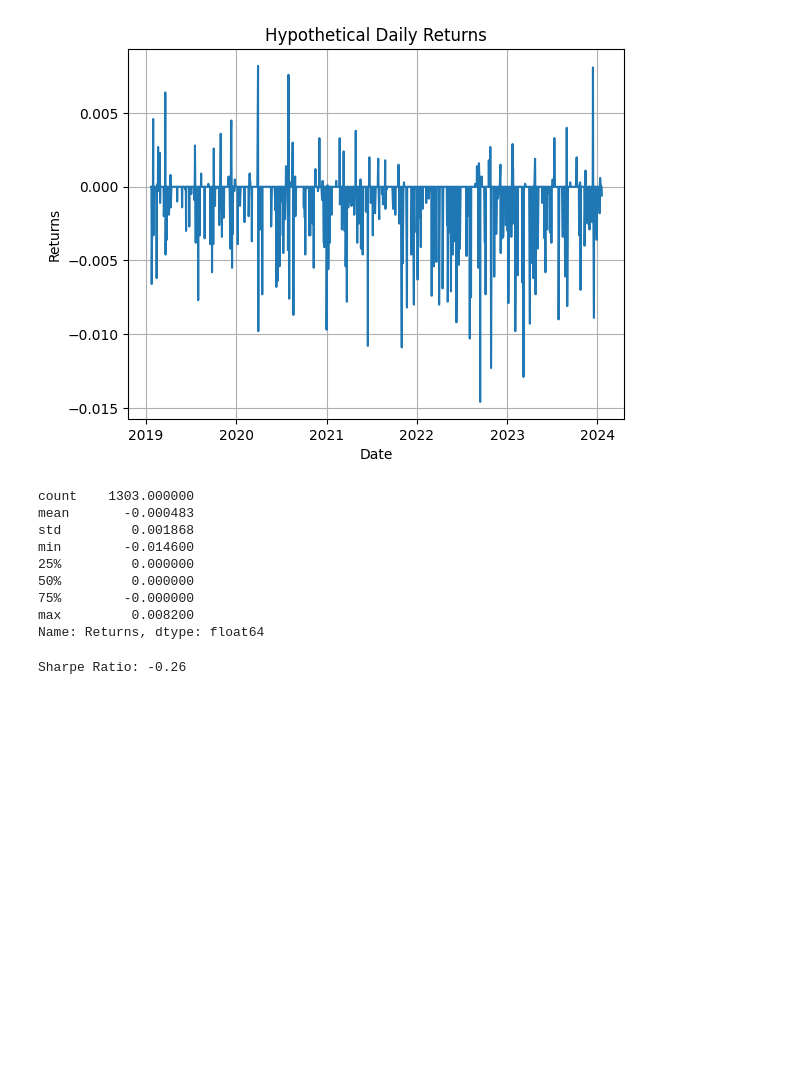
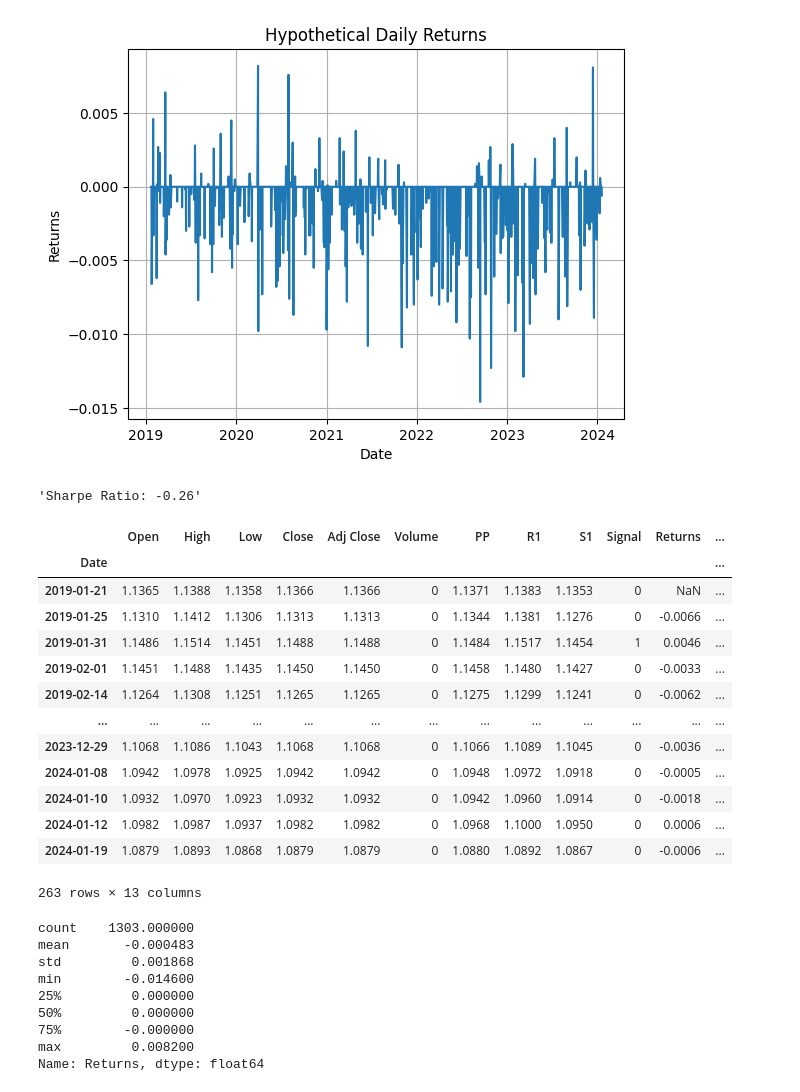
Before and after one commit to guzmanwolfrank/QuantTrading, a Jupyter notebook: test1.ipynb, the cells around one changed output. Saved outputs shown, nothing was run; the diff lists cells and outputs as text; code cells hidden in the pictures; blank space fills up the shorter version.

```diff
--- a/test1.ipynb
+++ b/test1.ipynb
@@ -154,42 +154,53 @@ plt.grid(True)
 plt.show()
 # %% [output]
 [figure]
-# %%
-descriptive_stats = df["Returns"].describe()
-print(descriptive_stats)
-# %% [output]
-count    1303.000000
-mean       -0.000483
-std         0.001868
-min        -0.014600
-25%         0.000000
-50%         0.000000
-75%        -0.000000
-max         0.008200
-Name: Returns, dtype: float64
 # %%
-import pandas as pd
-
 def calculate_sharpe_ratio(returns, risk_free_rate=0):
   """
   Calculates the Sharpe Ratio of a Pandas Series of returns.
 
   Args:
     returns: A Pandas Series of asset returns.
     risk_free_rate: The risk-free rate of return (default is 0).
 
   Returns:
     The Sharpe Ratio of the asset returns.
   """
 
   excess_returns = returns - risk_free_rate
   std_dev = excess_returns.std()
   sharpe_ratio = excess_returns.mean() / std_dev
   return sharpe_ratio
 
 # Example usage
 returns = pd.Series(df['Returns'])
 sharpe_ratio = calculate_sharpe_ratio(returns)
-print(f"Sharpe Ratio: {sharpe_ratio:.2f}")
+display(f"Sharpe Ratio: {sharpe_ratio:.2f}")
+display(df[df['Returns'] != 0])
+descriptive_stats = df["Returns"].describe()
+print(descriptive_stats)
 # %% [output]
-Sharpe Ratio: -0.26
+'Sharpe Ratio: -0.26'
+|  | Open | High | Low | Close | Adj Close | Volume | PP | R1 | S1 | Signal | Returns | ... |
+| Date |  |  |  |  |  |  |  |  |  |  |  | ... |
+| 2019-01-21 | 1.1365 | 1.1388 | 1.1358 | 1.1366 | 1.1366 | 0 | 1.1371 | 1.1383 | 1.1353 | 0 | NaN | ... |
+| 2019-01-25 | 1.1310 | 1.1412 | 1.1306 | 1.1313 | 1.1313 | 0 | 1.1344 | 1.1381 | 1.1276 | 0 | -0.0066 | ... |
+| 2019-01-31 | 1.1486 | 1.1514 | 1.1451 | 1.1488 | 1.1488 | 0 | 1.1484 | 1.1517 | 1.1454 | 1 | 0.0046 | ... |
+| 2019-02-01 | 1.1451 | 1.1488 | 1.1435 | 1.1450 | 1.1450 | 0 | 1.1458 | 1.1480 | 1.1427 | 0 | -0.0033 | ... |
+| 2019-02-14 | 1.1264 | 1.1308 | 1.1251 | 1.1265 | 1.1265 | 0 | 1.1275 | 1.1299 | 1.1241 | 0 | -0.0062 | ... |
+| ... | ... | ... | ... | ... | ... | ... | ... | ... | ... | ... | ... | ... |
+| 2023-12-29 | 1.1068 | 1.1086 | 1.1043 | 1.1068 | 1.1068 | 0 | 1.1066 | 1.1089 | 1.1045 | 0 | -0.0036 | ... |
+| 2024-01-08 | 1.0942 | 1.0978 | 1.0925 | 1.0942 | 1.0942 | 0 | 1.0948 | 1.0972 | 1.0918 | 0 | -0.0005 | ... |
+| 2024-01-10 | 1.0932 | 1.0970 | 1.0923 | 1.0932 | 1.0932 | 0 | 1.0942 | 1.0960 | 1.0914 | 0 | -0.0018 | ... |
+| 2024-01-12 | 1.0982 | 1.0987 | 1.0937 | 1.0982 | 1.0982 | 0 | 1.0968 | 1.1000 | 1.0950 | 0 | 0.0006 | ... |
+| 2024-01-19 | 1.0879 | 1.0893 | 1.0868 | 1.0879 | 1.0879 | 0 | 1.0880 | 1.0892 | 1.0867 | 0 | -0.0006 | ... |
+263 rows × 13 columns
+count    1303.000000
+mean       -0.000483
+std         0.001868
+min        -0.014600
+25%         0.000000
+50%         0.000000
+75%        -0.000000
+max         0.008200
+Name: Returns, dtype: float64
```
Also changed, not shown: parts of 1 cell of this notebook, 1 other file.
